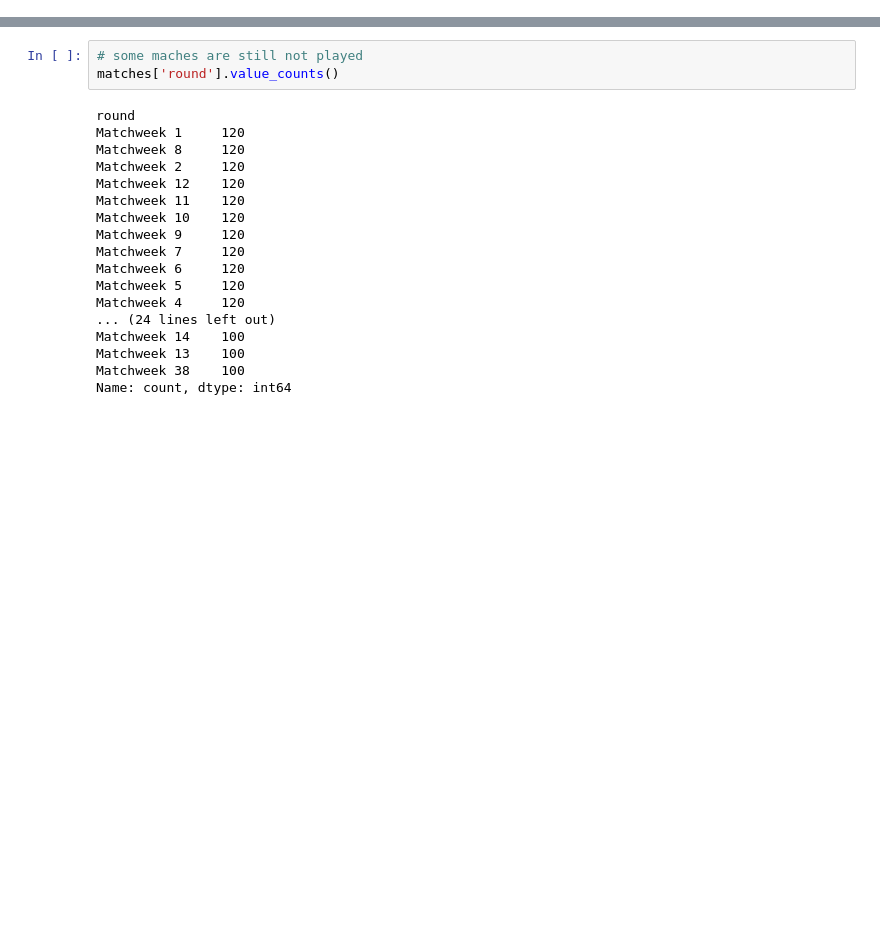
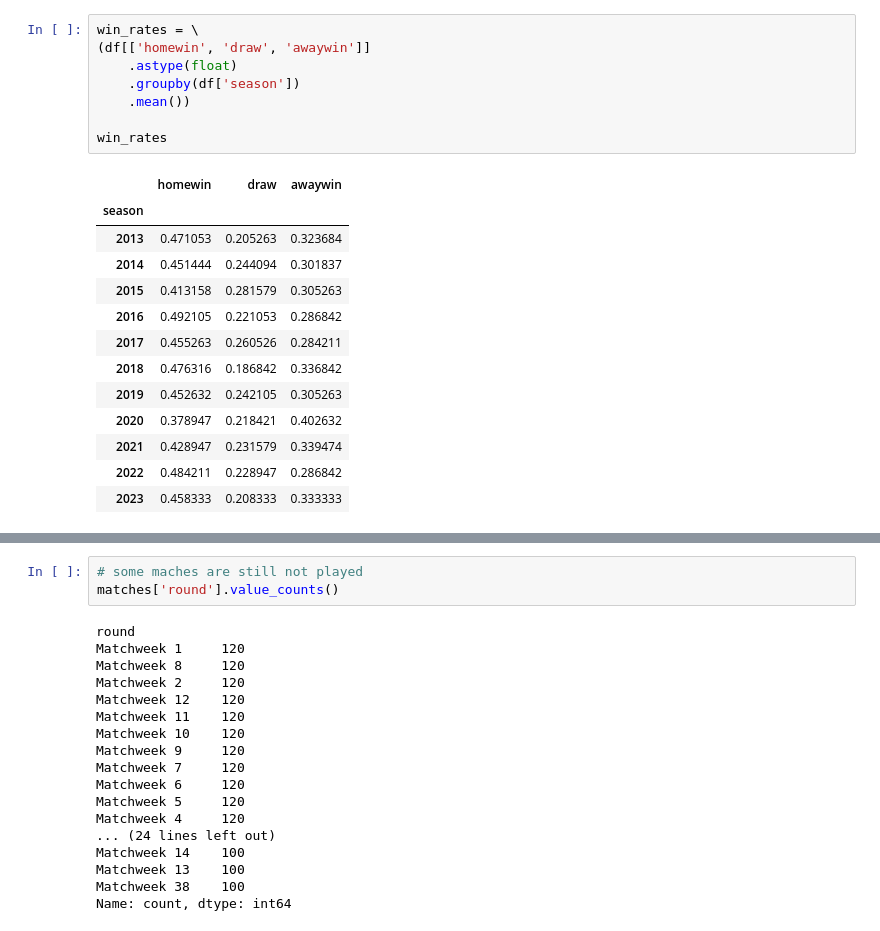
Before and after one commit to RuiFSP/Premier-League-Football, a Jupyter notebook: predict_football.ipynb, the cells around one changed output, grey strips where cells are left out. Cells and saved outputs as stored; diff of their text form; blank space fills up the shorter version.

```diff
--- a/predict_football.ipynb
+++ b/predict_football.ipynb
@@ -58,0 +40,22 @@ matches.shape
+# %%
+win_rates = \
+(df[['homewin', 'draw', 'awaywin']]
+    .astype(float)
+    .groupby(df['season'])
+    .mean())
+
+win_rates
+# %% [output]
+|  | homewin | draw | awaywin |
+| season |  |  |  |
+| 2013 | 0.471053 | 0.205263 | 0.323684 |
+| 2014 | 0.451444 | 0.244094 | 0.301837 |
+| 2015 | 0.413158 | 0.281579 | 0.305263 |
+| 2016 | 0.492105 | 0.221053 | 0.286842 |
+| 2017 | 0.455263 | 0.260526 | 0.284211 |
+| 2018 | 0.476316 | 0.186842 | 0.336842 |
+| 2019 | 0.452632 | 0.242105 | 0.305263 |
+| 2020 | 0.378947 | 0.218421 | 0.402632 |
+| 2021 | 0.428947 | 0.231579 | 0.339474 |
+| 2022 | 0.484211 | 0.228947 | 0.286842 |
+| 2023 | 0.458333 | 0.208333 | 0.333333 |
```
Also changed, not shown: parts of 15 cells of this notebook, 9 other files.
